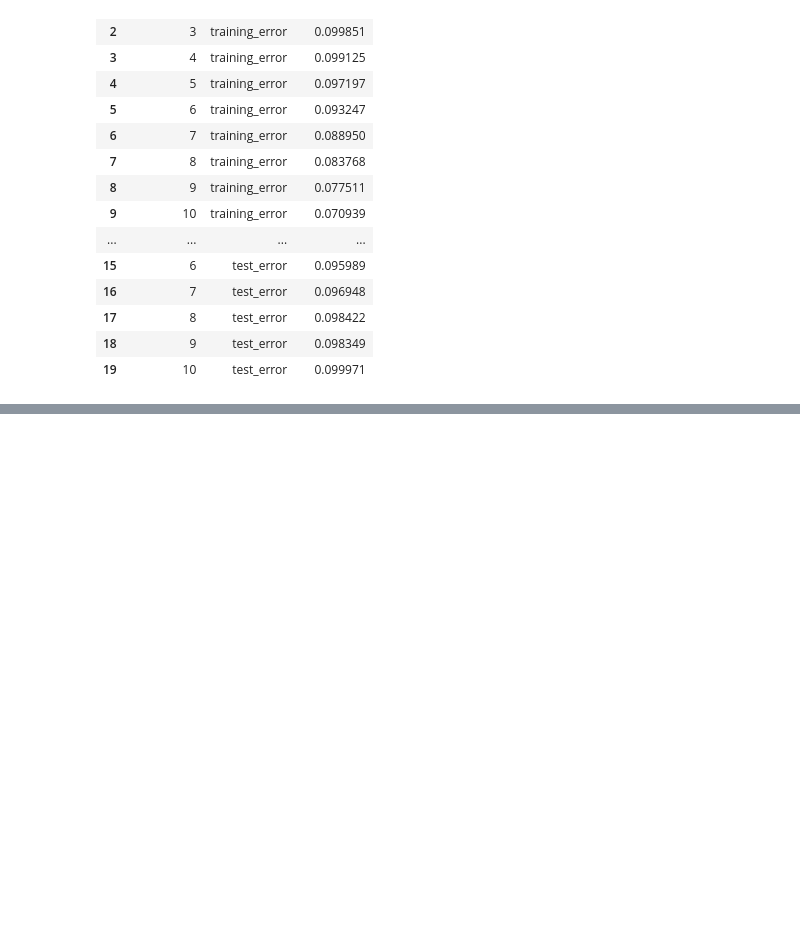
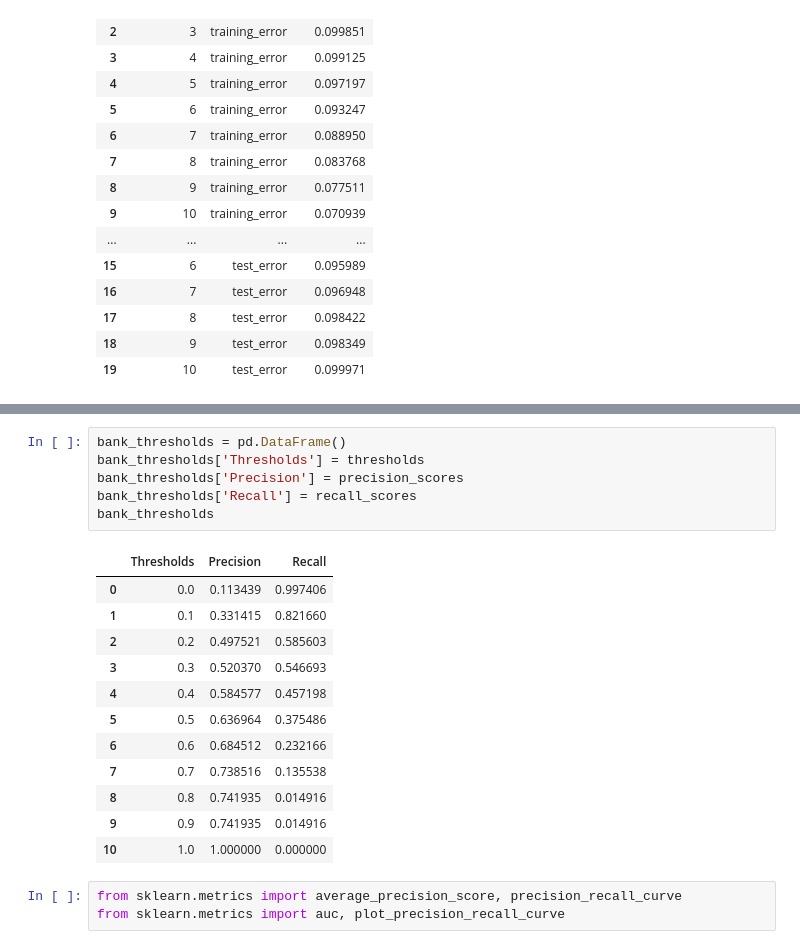
Before and after one commit to baomdoan/Classification-Practice, a Jupyter notebook: Bank Data.ipynb, the cells around one changed output, grey strips where cells are left out. Drawn from its saved outputs; the diff is of its cells as text; blank space fills up the shorter version.

```diff
--- a/Bank Data.ipynb
+++ b/Bank Data.ipynb
@@ -445,0 +401,22 @@ array([[0.98540635, 0.01459365],
+# %%
+bank_thresholds = pd.DataFrame()
+bank_thresholds['Thresholds'] = thresholds
+bank_thresholds['Precision'] = precision_scores
+bank_thresholds['Recall'] = recall_scores
+bank_thresholds
+# %% [output]
+|  | Thresholds | Precision | Recall |
+| 0 | 0.0 | 0.113439 | 0.997406 |
+| 1 | 0.1 | 0.331415 | 0.821660 |
+| 2 | 0.2 | 0.497521 | 0.585603 |
+| 3 | 0.3 | 0.520370 | 0.546693 |
+| 4 | 0.4 | 0.584577 | 0.457198 |
+| 5 | 0.5 | 0.636964 | 0.375486 |
+| 6 | 0.6 | 0.684512 | 0.232166 |
+| 7 | 0.7 | 0.738516 | 0.135538 |
+| 8 | 0.8 | 0.741935 | 0.014916 |
+| 9 | 0.9 | 0.741935 | 0.014916 |
+| 10 | 1.0 | 1.000000 | 0.000000 |
+# %%
+from sklearn.metrics import average_precision_score, precision_recall_curve
+from sklearn.metrics import auc, plot_precision_recall_curve
```
Also changed, not shown: parts of 34 cells of this notebook.
